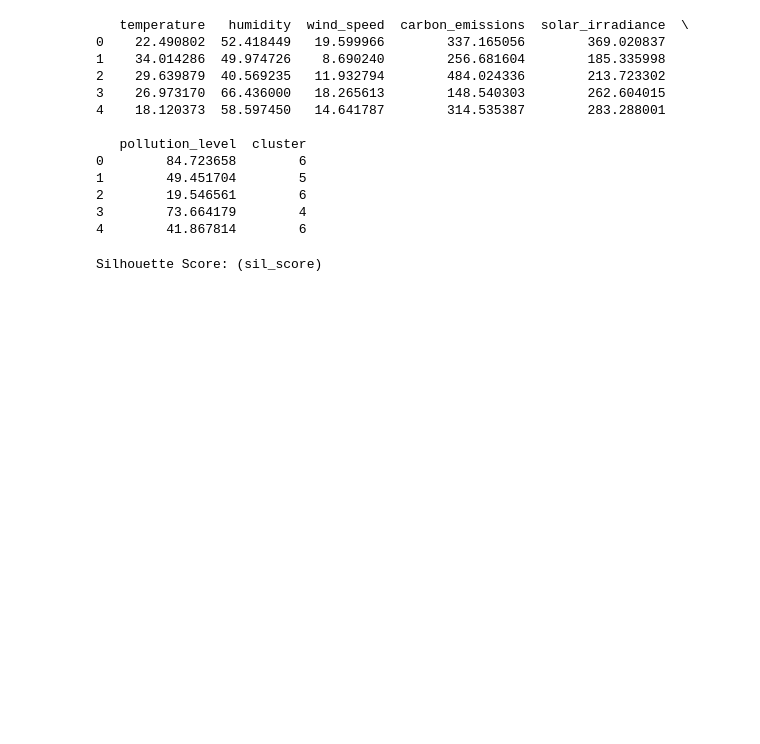
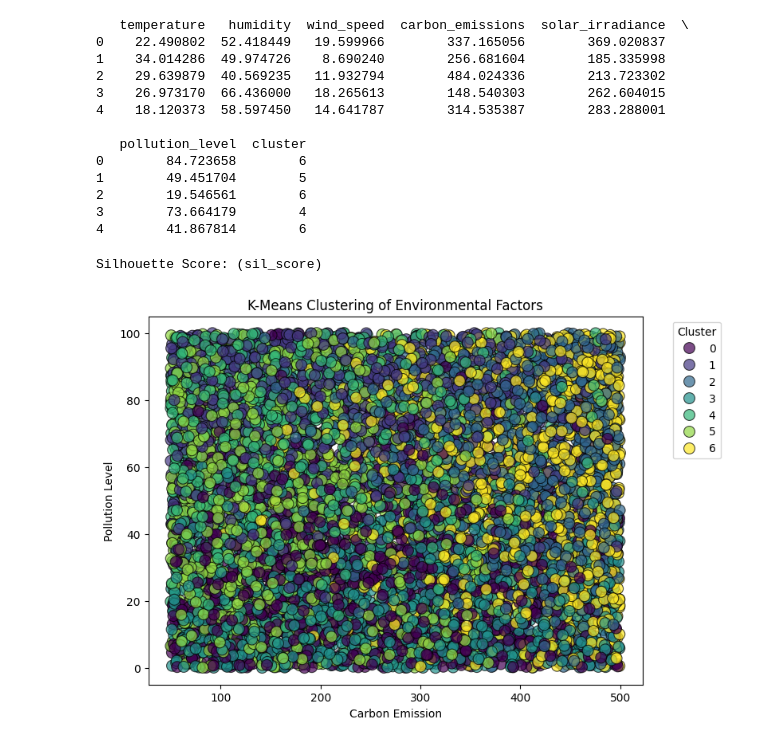
Before and after one commit to Manikantatg/AI, a Jupyter notebook: ML/1Project.ipynb, the cells around one changed output. Drawn from its saved outputs; the diff is of its cells as text; code cells hidden in the pictures; blank space fills up the shorter version.

```diff
--- a/ML/1Project.ipynb
+++ b/ML/1Project.ipynb
@@ -57,3 +57,15 @@ sil_score=silhouette_score(data_scaled, data['cluster'])
 print(f'Silhouette Score: (sil_score)')
 # %% [output]
 Silhouette Score: (sil_score)
+# %%
+import seaborn as sns
+import matplotlib.pyplot as plt
+plt.figure(figsize=(8,6))
+sns.scatterplot(x='carbon_emissions',y='pollution_level',hue='cluster',data=data, palette='viridis',s=100,alpha=0.7,edgecolor='k')
+plt.title('K-Means Clustering of Environmental Factors')
+plt.xlabel('Carbon Emission')
+plt.ylabel('Pollution Level')
+plt.legend(title='Cluster', bbox_to_anchor=(1.05,1), loc='upper left')
+plt.show()
+# %% [output]
+[figure, added]
```
